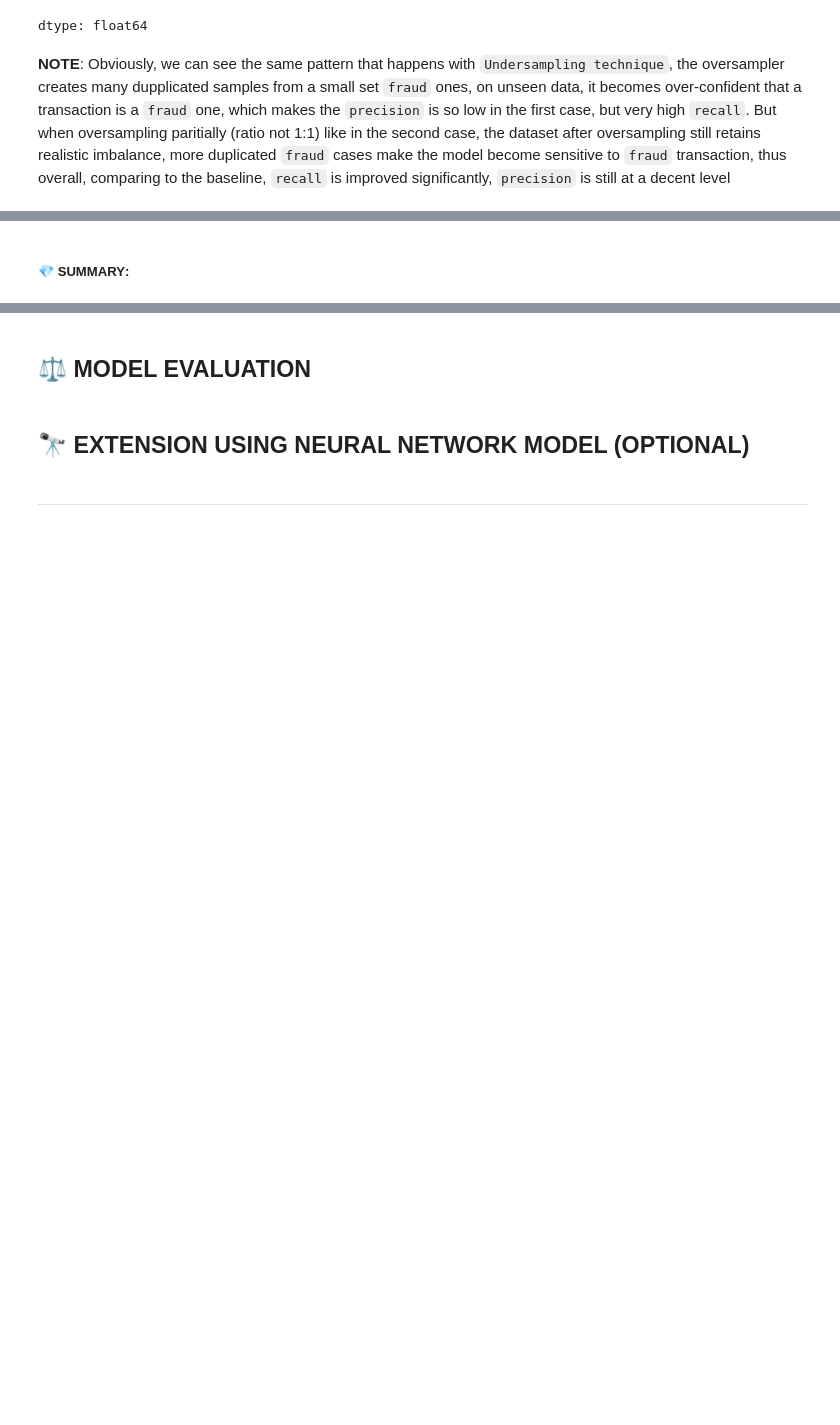
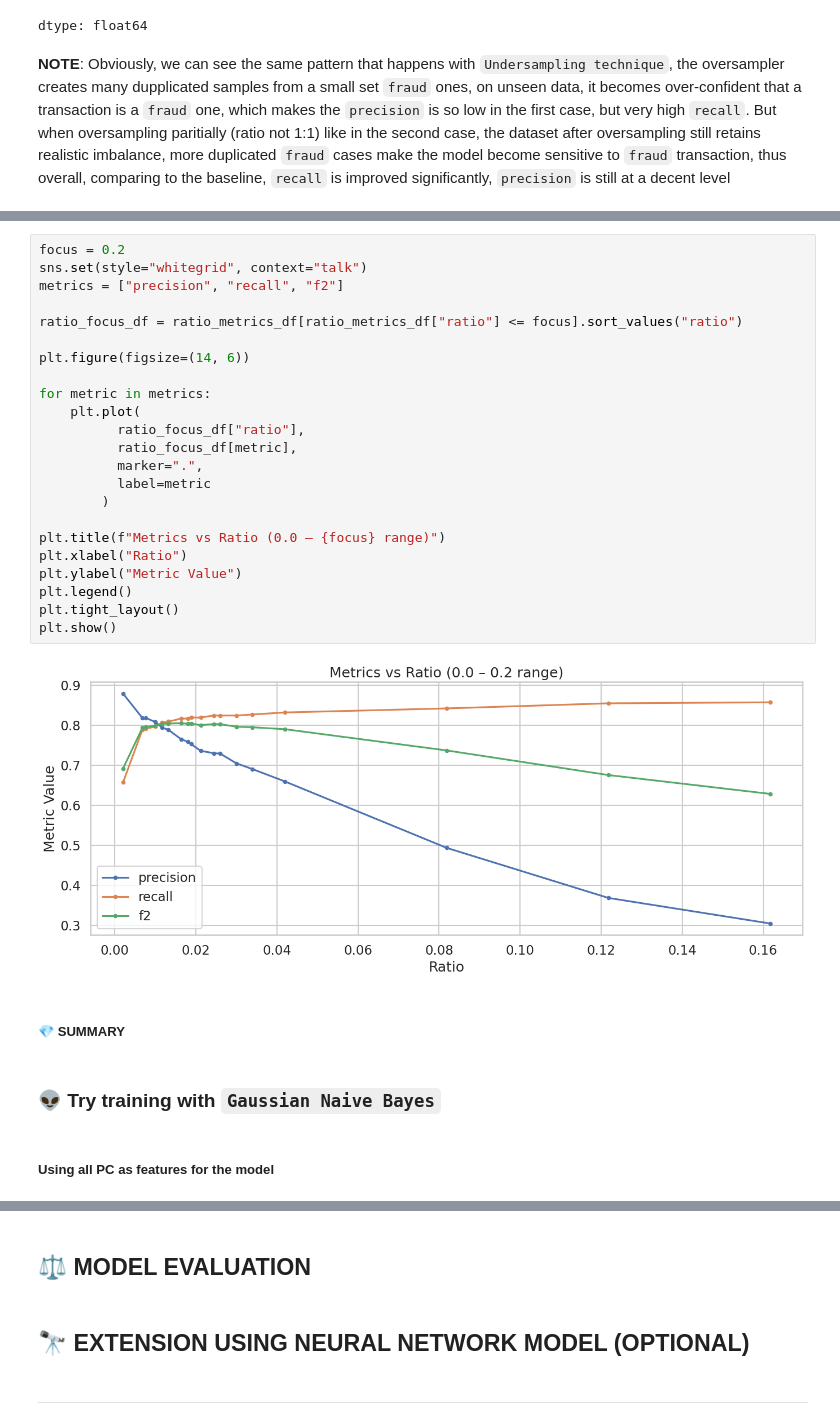
Before and after one commit to trungdung1711/credit-card-fraud-detection, a Jupyter notebook: notebooks/_v1.ipynb, the cells around one changed output, grey strips where cells are left out. Drawn from its saved outputs; the diff is of its cells as text; blank space fills up the shorter version.

```diff
--- a/notebooks/_v1.ipynb
+++ b/notebooks/_v1.ipynb
@@ -1252,2 +2201,31 @@ dtype: float64
+# %%
+focus = 0.2
+sns.set(style="whitegrid", context="talk")
+metrics = ["precision", "recall", "f2"]
+
+ratio_focus_df = ratio_metrics_df[ratio_metrics_df["ratio"] <= focus].sort_values("ratio")
+
+plt.figure(figsize=(14, 6))
+
+for metric in metrics:
+    plt.plot(
+          ratio_focus_df["ratio"],
+          ratio_focus_df[metric],
+          marker=".",
+          label=metric
+        )
+
+plt.title(f"Metrics vs Ratio (0.0 – {focus} range)")
+plt.xlabel("Ratio")
+plt.ylabel("Metric Value")
+plt.legend()
+plt.tight_layout()
+plt.show()
+# %% [output]
+[figure, added]
 # %% [markdown]
-##### 💎 **SUMMARY**:
+##### 💎 **SUMMARY**
+# %% [markdown]
+### 👽 Try training with `Gaussian Naive Bayes`
+# %% [markdown]
+##### Using all PC as features for the model
```
Also changed, not shown: parts of 46 cells of this notebook.
